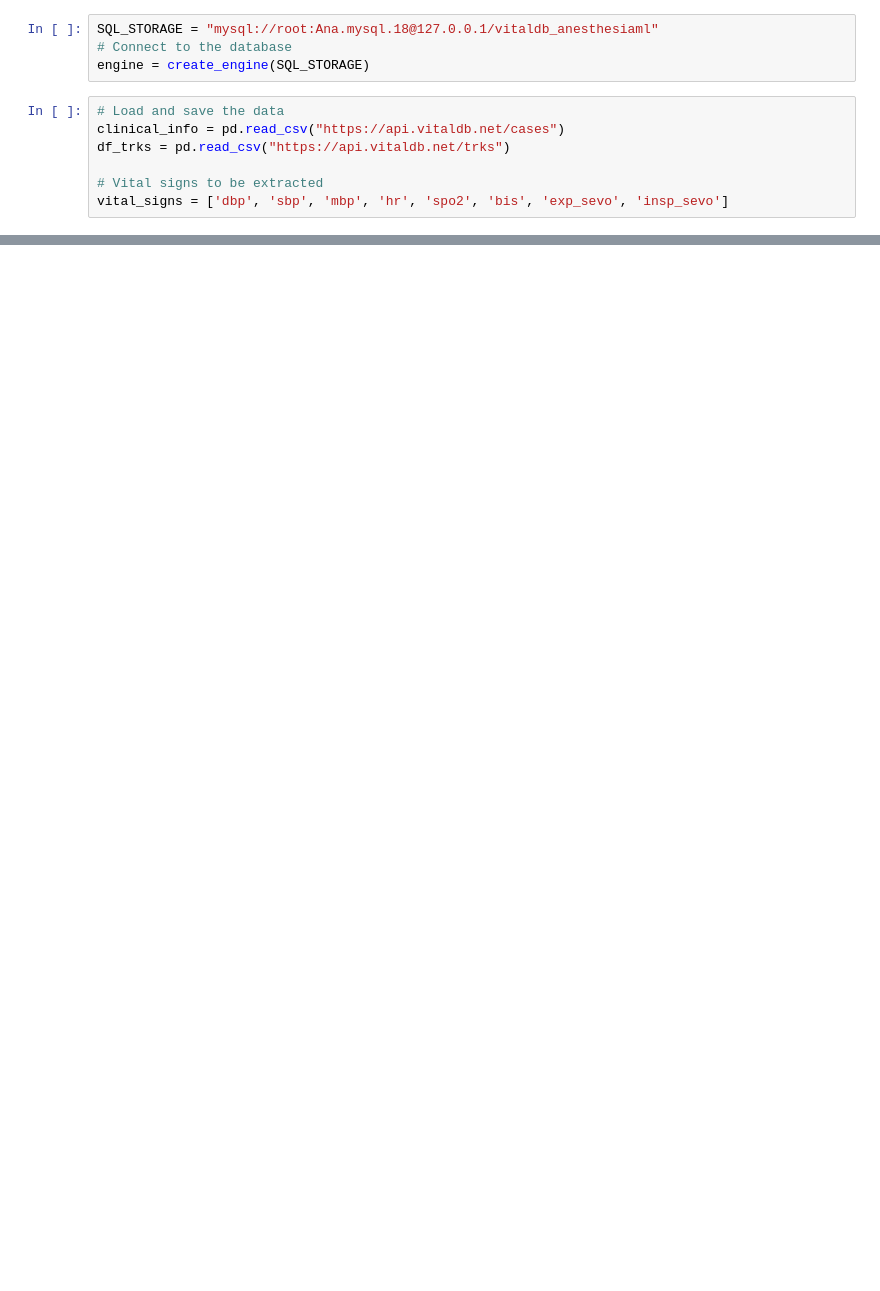
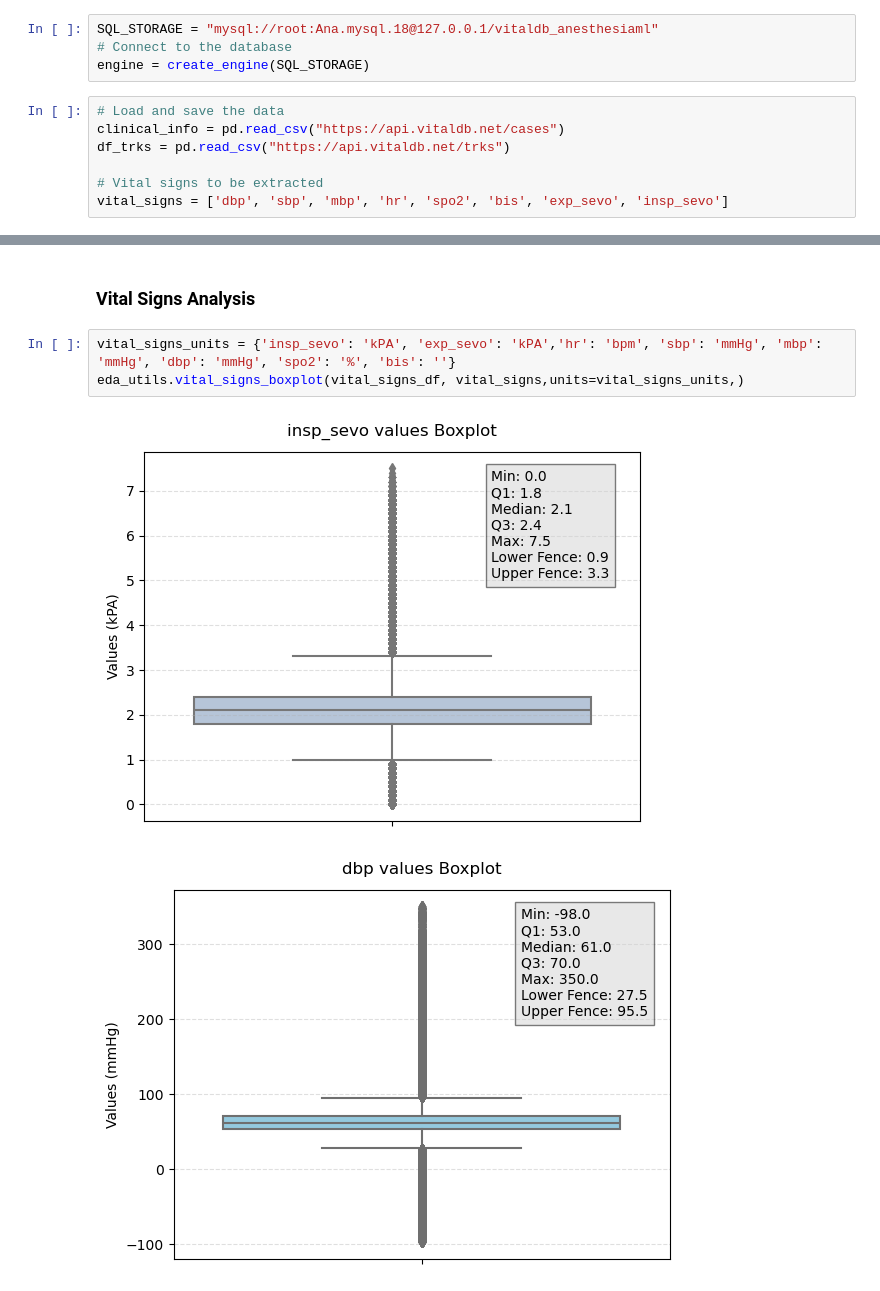
Before and after one commit to anagabriela27/AnesthesiaML, a Jupyter notebook: src/notebooks/eda.ipynb, the cells around one changed output, grey strips where cells are left out. Cells and saved outputs as stored; diff of their text form; blank space fills up the shorter version.

```diff
--- a/src/notebooks/eda.ipynb
+++ b/src/notebooks/eda.ipynb
@@ -48,0 +159,8 @@ all_case_df.to_sql('vital_signs_beforepreprocessing', con=engine, if_exists='rep
+# %% [markdown]
+### Vital Signs Analysis
+# %%
+vital_signs_units = {'insp_sevo': 'kPA', 'exp_sevo': 'kPA','hr': 'bpm', 'sbp': 'mmHg', 'mbp': 'mmHg', 'dbp': 'mmHg', 'spo2': '%', 'bis': ''}
+eda_utils.vital_signs_boxplot(vital_signs_df, vital_signs,units=vital_signs_units,)
+# %% [output]
+[figure, added]
+[figure, added]
```
Also changed, not shown: parts of 23 cells of this notebook, 5 other files.
